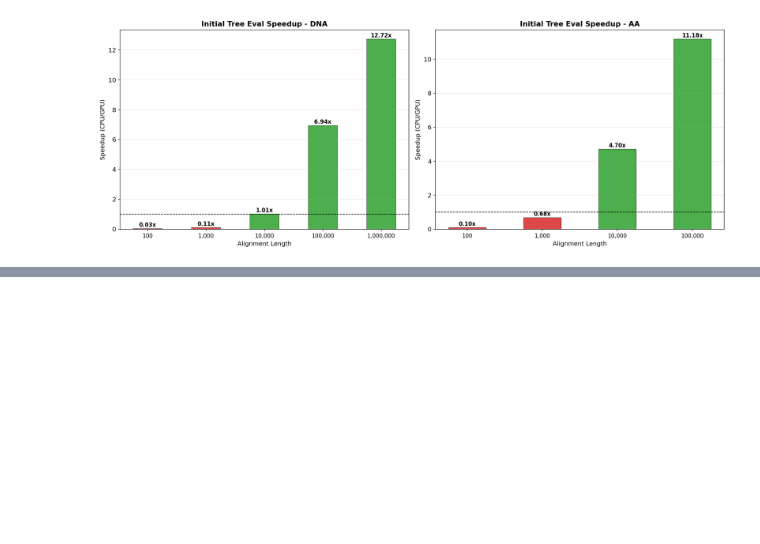
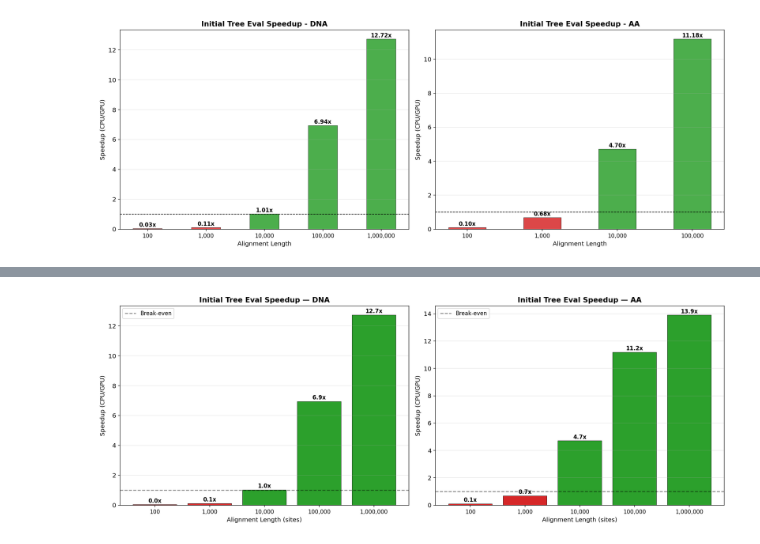
Before and after one commit to Hashara/poc-gpu-likelihood-calculation_analysis, a Jupyter notebook: 2026_03_30_treesearch/treesearch_analysis.ipynb, the cells around one changed output, grey strips where cells are left out. Cells and saved outputs as stored; diff of their text form; code cells hidden in the pictures; blank space fills up the shorter version.

```diff
--- a/2026_03_30_treesearch/treesearch_analysis.ipynb
+++ b/2026_03_30_treesearch/treesearch_analysis.ipynb
@@ -1238,0 +1392,35 @@ plt.show()
+# %%
+# Updated Initial Tree Eval Speedup plot including AA 1M data
+fig, (ax1, ax2) = plt.subplots(1, 2, figsize=(16, 6))
+
+for idx, (dtype, ax) in enumerate([('DNA', ax1), ('AA', ax2)]):
+    df_sub = df_all[df_all['data_type'] == dtype]
+    init_p = df_sub.pivot_table(index='length', columns='workflow_label', values='initial_trees_sec', aggfunc='first')
+    if '1 CPU' not in init_p.columns or 'GPU (V100)' not in init_p.columns:
+        ax.text(0.5, 0.5, f'No data for {dtype}', transform=ax.transAxes, ha='center')
+        continue
+
+    speedup = (init_p['1 CPU'] / init_p['GPU (V100)']).dropna()
+    x = np.arange(len(speedup))
+    colors = ['#2ca02c' if v >= 1.0 else '#d62728' for v in speedup.values]
+
+    bars = ax.bar(x, speedup.values, color=colors, edgecolor='black', linewidth=0.5)
+
+    ax.axhline(y=1.0, color='black', linestyle='--', alpha=0.5, label='Break-even')
+    for bar, val in zip(bars, speedup.values):
+        ax.text(bar.get_x() + bar.get_width()/2, bar.get_height() + 0.05,
+                f'{val:.1f}x', ha='center', va='bottom', fontsize=10, fontweight='bold')
+
+    ax.set_xticks(x)
+    ax.set_xticklabels([f'{l:,}' for l in speedup.index], fontsize=10)
+    ax.set_xlabel('Alignment Length (sites)', fontsize=11)
+    ax.set_ylabel('Speedup (CPU/GPU)', fontsize=11)
+    ax.set_title(f'Initial Tree Eval Speedup — {dtype}', fontsize=13, fontweight='bold')
+    ax.legend(fontsize=10)
+    ax.grid(axis='y', alpha=0.3)
+
+plt.tight_layout()
+plt.savefig(os.path.join(SAVE_DIR, 'initial_tree_speedup.png'), dpi=150, bbox_inches='tight')
+plt.show()
+# %% [output]
+[figure, added]
```
Also changed, not shown: parts of 9 cells of this notebook, 1 other file.
